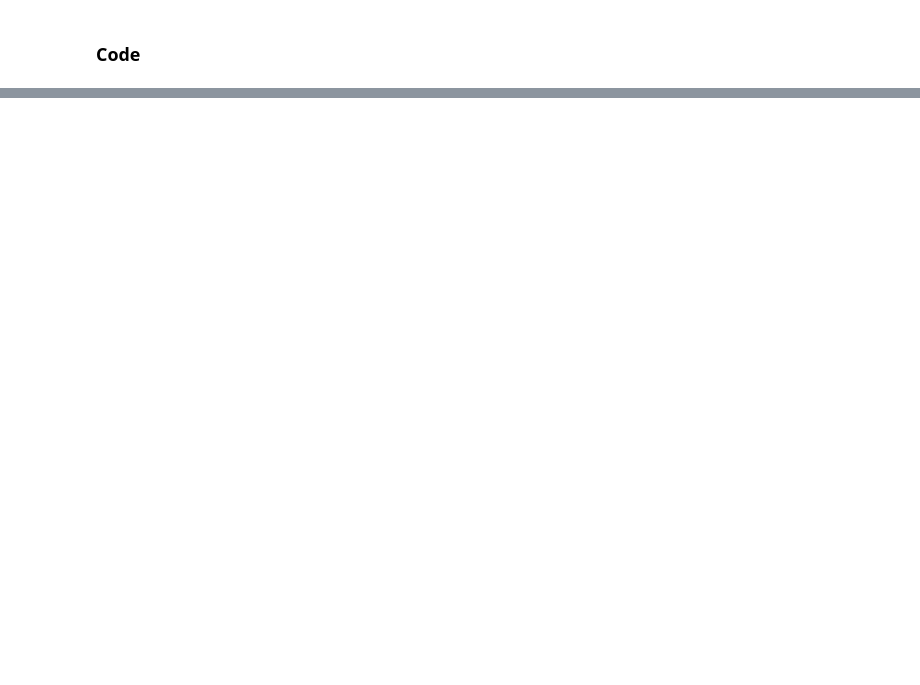
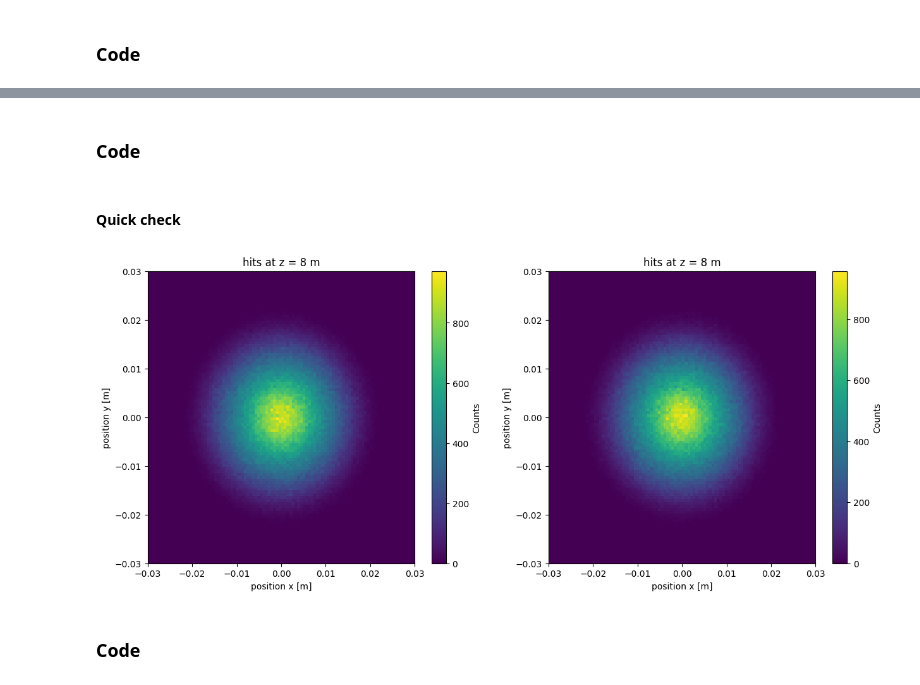
Before and after one commit to NicoloSalimbeni/muon_production_project, a Jupyter notebook: group_13_project.ipynb, the cells around one changed output, grey strips where cells are left out. Drawn from its saved outputs; the diff is of its cells as text; code cells hidden in the pictures; blank space fills up the shorter version.

```diff
--- a/group_13_project.ipynb
+++ b/group_13_project.ipynb
@@ -287,0 +342,33 @@ for detector at z=7.0 m we choose:
+# %% [markdown]
+### Code
+# %%
+B = 1.7 # T
+L = 2 # m
+z_mag = 8 # m
+# %%
+R_mu_entrance = propagate_particles(R_scattering, P_mu, z_mag, muon_mass)
+R_anti_mu_entrance = propagate_particles(R_scattering, P_anti_mu, z_mag, muon_mass)
+# %% [markdown]
+#### Quick check
+# %%
+# this part is just to have a quick visual idea of the position of the μ at the beginning of the B field region
+# it can be deleted later
+fig, ax = plt.subplots(1, 2, figsize=(15,6))
+hist0 = ax[0].hist2d(R_mu_entrance["x"], R_mu_entrance["y"], bins=(100,100), range=[[-0.03,0.03],[-0.03,0.03]], cmap = "viridis")
+colorbar = fig.colorbar(hist0[3], ax=ax[0], cmap="viridis")
+colorbar.set_label('Counts')
+ax[0].set_xlabel("position x [m]")
+ax[0].set_ylabel("position y [m]")
+ax[0].set_title("hits at z = {} m".format(z_mag))
+
+hist1 = ax[1].hist2d(R_anti_mu_entrance["x"], R_anti_mu_entrance["y"], bins=(100,100), range=[[-0.03,0.03],[-0.03,0.03]], cmap = "viridis")
+colorbar = fig.colorbar(hist1[3], ax=ax[1], cmap="viridis")
+colorbar.set_label('Counts')
+ax[1].set_xlabel("position x [m]")
+ax[1].set_ylabel("position y [m]")
+ax[1].set_title("hits at z = {} m".format(z_mag))
+plt.show()
+# %% [output]
+[figure, added]
+# %% [markdown]
+### Code
```
Also changed, not shown: parts of 22 cells of this notebook.
